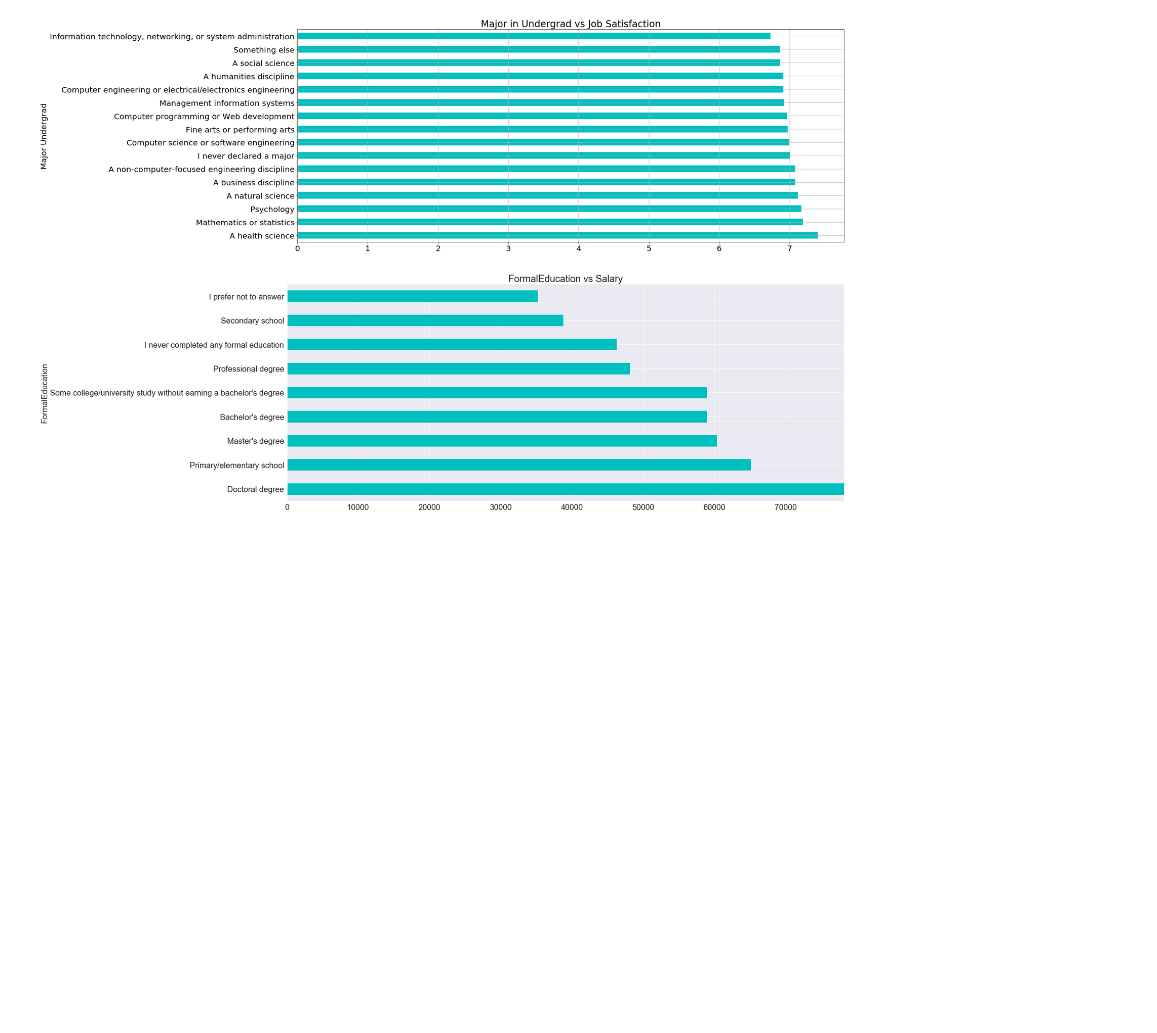
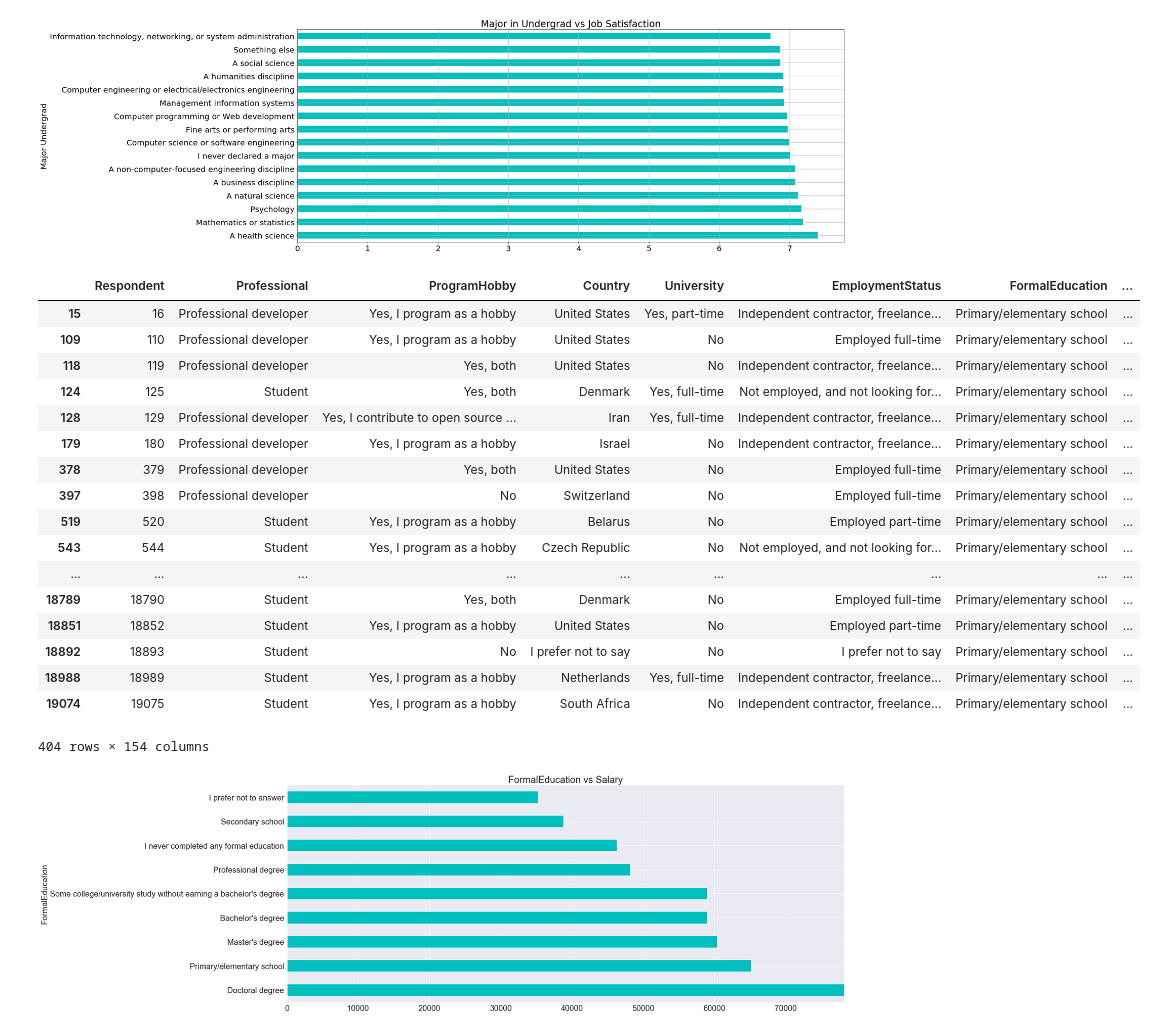
Before and after one commit to raahula/Stack-Overflow-data-2017_Survey, a Jupyter notebook: Analysis.ipynb, the cells around one changed output. Drawn from its saved outputs; the diff is of its cells as text; code cells hidden in the pictures; blank space fills up the shorter version.

```diff
--- a/Analysis.ipynb
+++ b/Analysis.ipynb
@@ -224,4 +245,26 @@ MajorUndergrad=df.groupby(['MajorUndergrad']).mean()['JobSatisfaction'].sort_val
 plots_series(MajorUndergrad, 'Major in Undergrad vs Job Satisfaction', 'Major Undergrad', 'barh', 0, 20)
 # %% [output]
 [figure]
+# %%
+#Primary/elementary school sample quick check
+df[df.FormalEducation=='Primary/elementary school']
+# %% [output]
+|  | Respondent | Professional | ProgramHobby | Country | University | EmploymentStatus | FormalEducation | ... |
+| 15 | 16 | Professional developer | Yes, I program as a hobby | United States | Yes, part-time | Independent contractor, freelance... | Primary/elementary school | ... |
+| 109 | 110 | Professional developer | Yes, I program as a hobby | United States | No | Employed full-time | Primary/elementary school | ... |
+| 118 | 119 | Professional developer | Yes, both | United States | No | Independent contractor, freelance... | Primary/elementary school | ... |
+| 124 | 125 | Student | Yes, both | Denmark | Yes, full-time | Not employed, and not looking for... | Primary/elementary school | ... |
+| 128 | 129 | Professional developer | Yes, I contribute to open source ... | Iran | Yes, full-time | Independent contractor, freelance... | Primary/elementary school | ... |
+| 179 | 180 | Professional developer | Yes, I program as a hobby | Israel | No | Independent contractor, freelance... | Primary/elementary school | ... |
+| 378 | 379 | Professional developer | Yes, both | United States | No | Employed full-time | Primary/elementary school | ... |
+| 397 | 398 | Professional developer | No | Switzerland | No | Employed full-time | Primary/elementary school | ... |
+| 519 | 520 | Student | Yes, I program as a hobby | Belarus | No | Employed part-time | Primary/elementary school | ... |
+| 543 | 544 | Student | Yes, I program as a hobby | Czech Republic | No | Not employed, and not looking for... | Primary/elementary school | ... |
+| ... | ... | ... | ... | ... | ... | ... | ... | ... |
+| 18789 | 18790 | Student | Yes, both | Denmark | No | Employed full-time | Primary/elementary school | ... |
+| 18851 | 18852 | Student | Yes, I program as a hobby | United States | No | Employed part-time | Primary/elementary school | ... |
+| 18892 | 18893 | Student | No | I prefer not to say | No | I prefer not to say | Primary/elementary school | ... |
+| 18988 | 18989 | Student | Yes, I program as a hobby | Netherlands | Yes, full-time | Independent contractor, freelance... | Primary/elementary school | ... |
+| 19074 | 19075 | Student | Yes, I program as a hobby | South Africa | No | Independent contractor, freelance... | Primary/elementary school | ... |
+404 rows × 154 columns
 # %%
```
Also changed, not shown: parts of 70 cells of this notebook.
